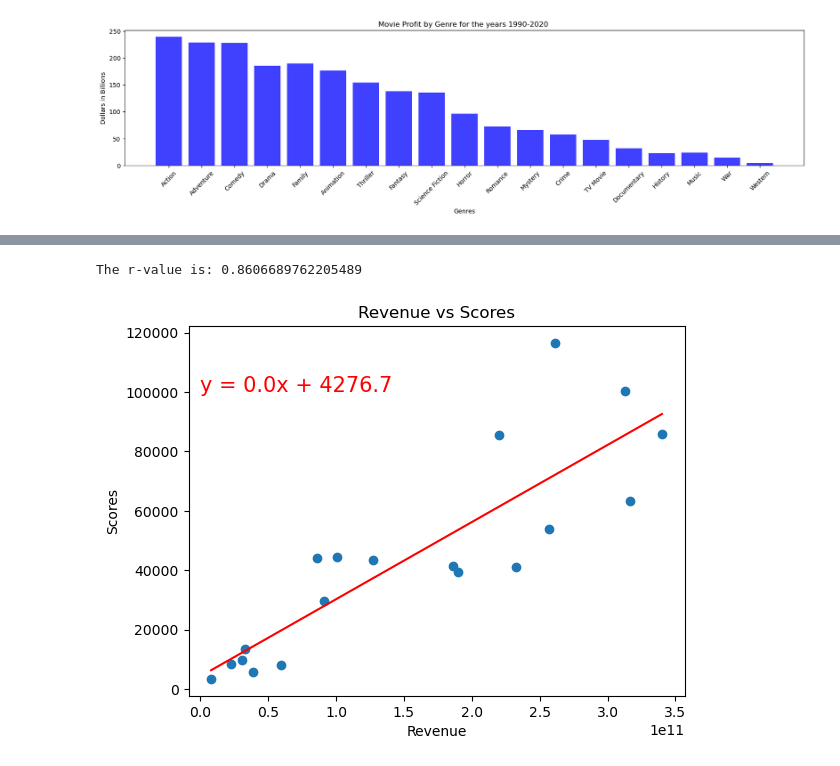
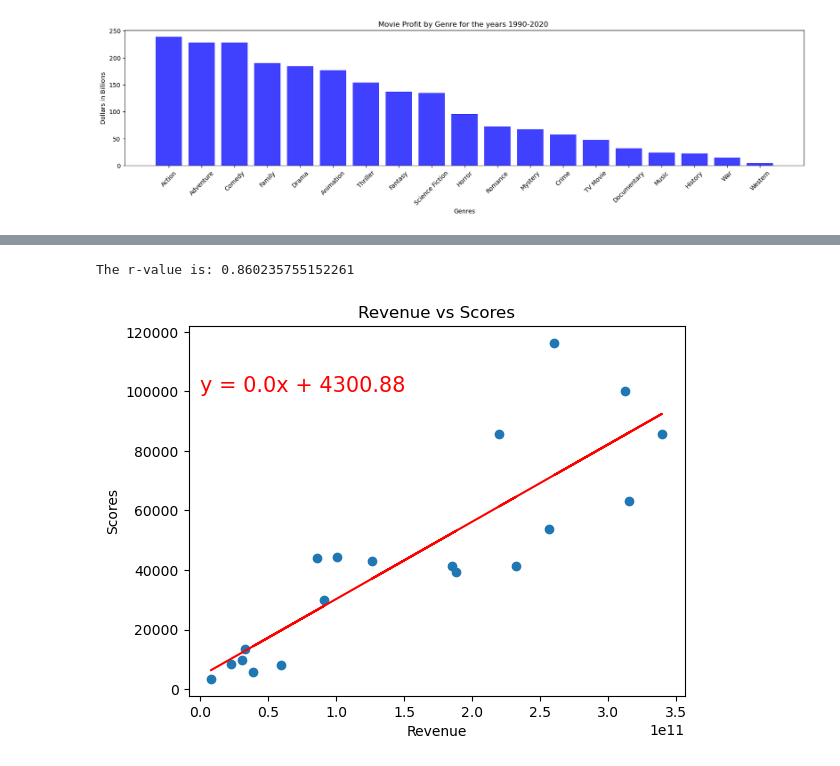
Before and after one commit to hatkiet/Project-1-Red-Team, a Jupyter notebook: Patrick's Visualizations Notebook.ipynb, the cells around one changed output, grey strips where cells are left out. Drawn from its saved outputs; the diff is of its cells as text; code cells hidden in the pictures.

Commit message:
Made adjustments to make the data for the bar graphs and scatter plots easier to follow and added a column to allow us to be able to divide up the $ amounts by the number of genres each movie has

```diff
--- a/Patrick's Visualizations Notebook.ipynb
+++ b/Patrick's Visualizations Notebook.ipynb
@@ -49,9 +70,8 @@ Index(['Name', 'Date', 'Score', 'Genre', 'Language', 'Budget', 'Revenue',
       dtype='object')
 # %%
-revenue_data = revenue_copy[['Revenue',
-       'History', 'Animation', 'Horror', 'Crime', 'Documentary',
+#Establish a list for the genre names
+
+genre_list = ['History', 'Animation', 'Horror', 'Crime', 'Documentary',
        'Comedy', 'Adventure', 'Family', 'Science Fiction', 'Music', 'Romance',
        'Fantasy', 'Thriller', 'Action', 'War', 'Mystery', 'Western', 'Drama',
-       'TV Movie']]
-
-revenue_data
+       'TV Movie']
@@ -429,12 +185,15 @@ plt.show()
 # %% [output]
 [figure]
 # %%
-#Create a bar chart to show profit totals for each genre
-x_axis = np.arange(len(merged_RPS_df))
+#Create a bar chart to show profit totals for each genre arranged in decending order
+
+sums_df= sums_df.sort_values(by="Profit Sum", ascending=False)
+
+x_axis = np.arange(len(sums_df))
 tick_locations = [value+0.4 for value in x_axis]
-y_axis = merged_RPS_df["Profit"]/1000000000
+y_axis = sums_df["Profit Sum"]/1000000000
 
-index_values = merged_RPS_df.index
+index_values = sums_df.index
 # %%
 # Create a list indicating where to write x labels and set figure size to adjust for space
 plt.figure(figsize=(20,4))
@@ -449,3 +208,13 @@ plt.ylabel("Dollars in Billions")
 plt.show()
 # %% [output]
 [figure]
+# %%
+#Create a bar chart to show divided revenue totals for each genre arranged in decending order
+
+sums_df= sums_df.sort_values(by="Divided Revenue", ascending=False)
+
+x_axis = np.arange(len(sums_df))
+tick_locations = [value+0.4 for value in x_axis]
+y_axis = sums_df["Divided Revenue"]/1000000000
+
+index_values = sums_df.index
@@ -451,0 +235,10 @@ plt.show()
+# %%
+#Create a bar chart to show divided revenue totals for each genre arranged in decending order
+
+sums_df= sums_df.sort_values(by="Divided Profit", ascending=False)
+
+x_axis = np.arange(len(sums_df))
+tick_locations = [value+0.4 for value in x_axis]
+y_axis = sums_df["Divided Profit"]/1000000000
+
+index_values = sums_df.index
@@ -452,27 +259,27 @@ plt.show()
 # %%
 # Create a scatter plot which compares Revenue to Score
 
-x_values = merged_RPS_df["Revenue"]
-y_values = merged_RPS_df["Scores"]
+x_values = sums_df["Revenue Sum"]
+y_values = sums_df["Score Sum"]
 
 # Establish a function to create Linear Regression plots
 (slope, intercept, rvalue, pvalue, stderr) = linregress(x_values, y_values)
 regress_values = x_values * slope + intercept
 line_eq = "y = " + str(round(slope,2)) + "x + " + str(round(intercept,2))
 print(f"The r-value is: {rvalue}")
 
 plt.scatter(x_values, y_values)
 plt.plot(x_values, regress_values, color="red")
 plt.annotate(line_eq, (5,100000), fontsize=15, color="red")
 plt.xlabel("Revenue")
 plt.ylabel("Scores")
 plt.title("Revenue vs Scores")
 
 
 plt.show()
 # %% [output]
-The r-value is: 0.8606689762205489
+The r-value is: 0.860235755152261
-[figure, old version]
+[figure, new version]
 # %%
 # Create a scatter plot which compares Revenue to Score
 
```
Also changed, not shown: parts of 27 cells of this notebook, 4 other files.
